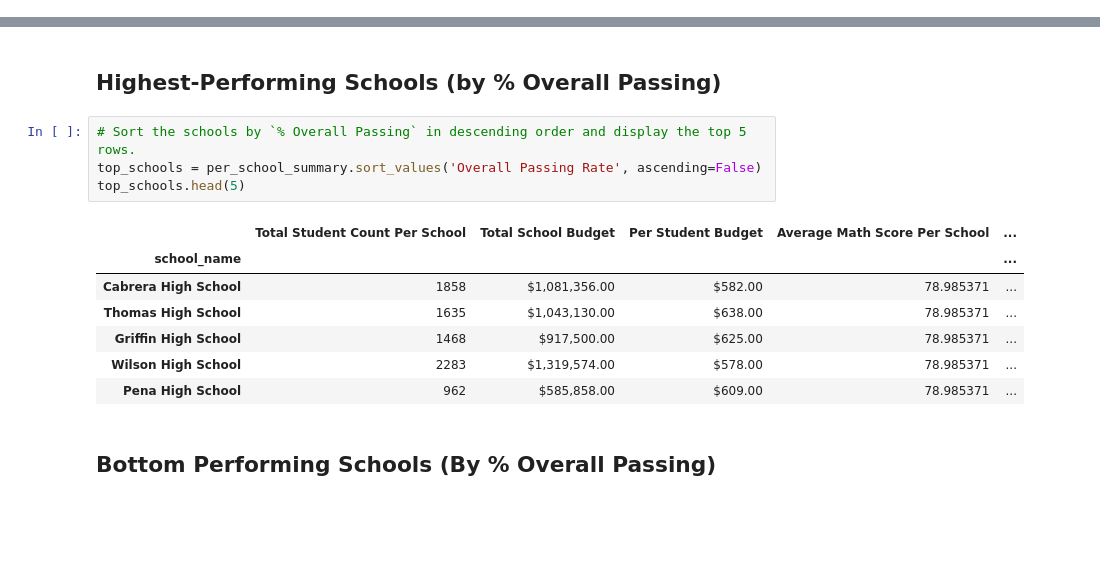
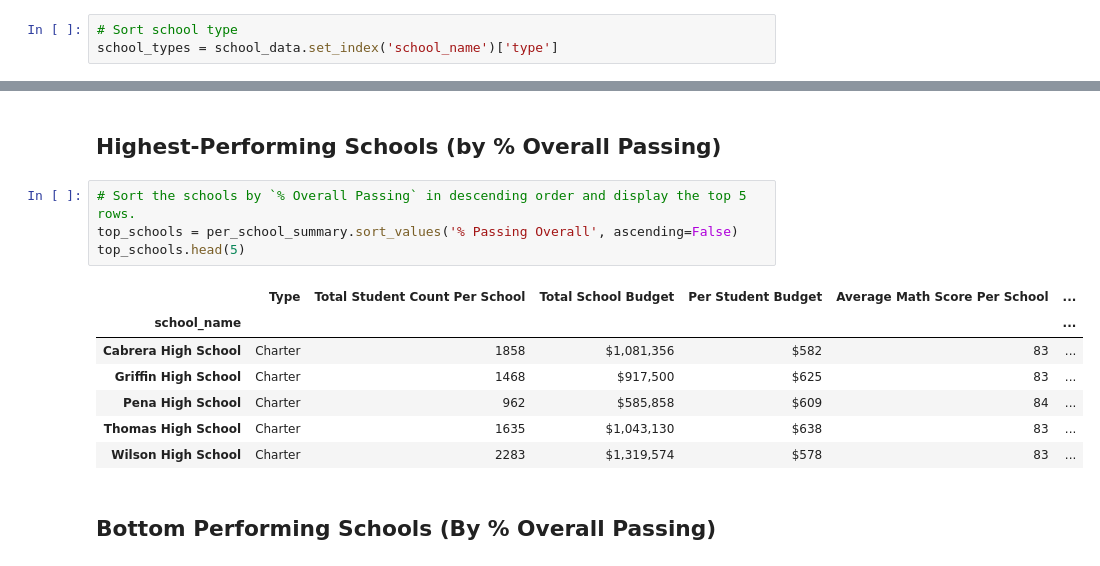
Before and after one commit to mshaaban1400/pandas-challenge, a Jupyter notebook: PyCitySchools/PyCitySchools_starter.ipynb, the cells around one changed output, grey strips where cells are left out. Drawn from its saved outputs; the diff is of its cells as text; blank space fills up the shorter version.

```diff
--- a/PyCitySchools/PyCitySchools_starter.ipynb
+++ b/PyCitySchools/PyCitySchools_starter.ipynb
@@ -121,6 +120,9 @@ school_data_complete
 | 39168 | 39168 | Desiree Kidd | F | 10th | Thomas High School | 99 | 90 | 14 | ... |
 | 39169 | 39169 | Carolyn Jackson | F | 11th | Thomas High School | 95 | 75 | 14 | ... |
 39170 rows × 11 columns
+# %%
+# Sort school type
+school_types = school_data.set_index('school_name')['type']
 # %%
 # Calculate the total student count per school
 per_school_counts = school_data_complete.groupby('school_name')['Student ID'].count()
@@ -326,16 +199,16 @@ per_school_summary
 ## Highest-Performing Schools (by % Overall Passing)
 # %%
 # Sort the schools by `% Overall Passing` in descending order and display the top 5 rows.
-top_schools = per_school_summary.sort_values('Overall Passing Rate', ascending=False)
+top_schools = per_school_summary.sort_values('% Passing Overall', ascending=False)
 top_schools.head(5)
 # %% [output]
-|  | Total Student Count Per School | Total School Budget | Per Student Budget | Average Math Score Per School | ... |
-| school_name |  |  |  |  | ... |
-| Cabrera High School | 1858 | $1,081,356.00 | $582.00 | 78.985371 | ... |
-| Thomas High School | 1635 | $1,043,130.00 | $638.00 | 78.985371 | ... |
-| Griffin High School | 1468 | $917,500.00 | $625.00 | 78.985371 | ... |
-| Wilson High School | 2283 | $1,319,574.00 | $578.00 | 78.985371 | ... |
-| Pena High School | 962 | $585,858.00 | $609.00 | 78.985371 | ... |
+|  | Type | Total Student Count Per School | Total School Budget | Per Student Budget | Average Math Score Per School | ... |
+| school_name |  |  |  |  |  | ... |
+| Cabrera High School | Charter | 1858 | $1,081,356 | $582 | 83 | ... |
+| Griffin High School | Charter | 1468 | $917,500 | $625 | 83 | ... |
+| Pena High School | Charter | 962 | $585,858 | $609 | 84 | ... |
+| Thomas High School | Charter | 1635 | $1,043,130 | $638 | 83 | ... |
+| Wilson High School | Charter | 2283 | $1,319,574 | $578 | 83 | ... |
 # %% [markdown]
 ## Bottom Performing Schools (By % Overall Passing)
 # %%
```
Also changed, not shown: parts of 36 cells of this notebook, 1 other file.
